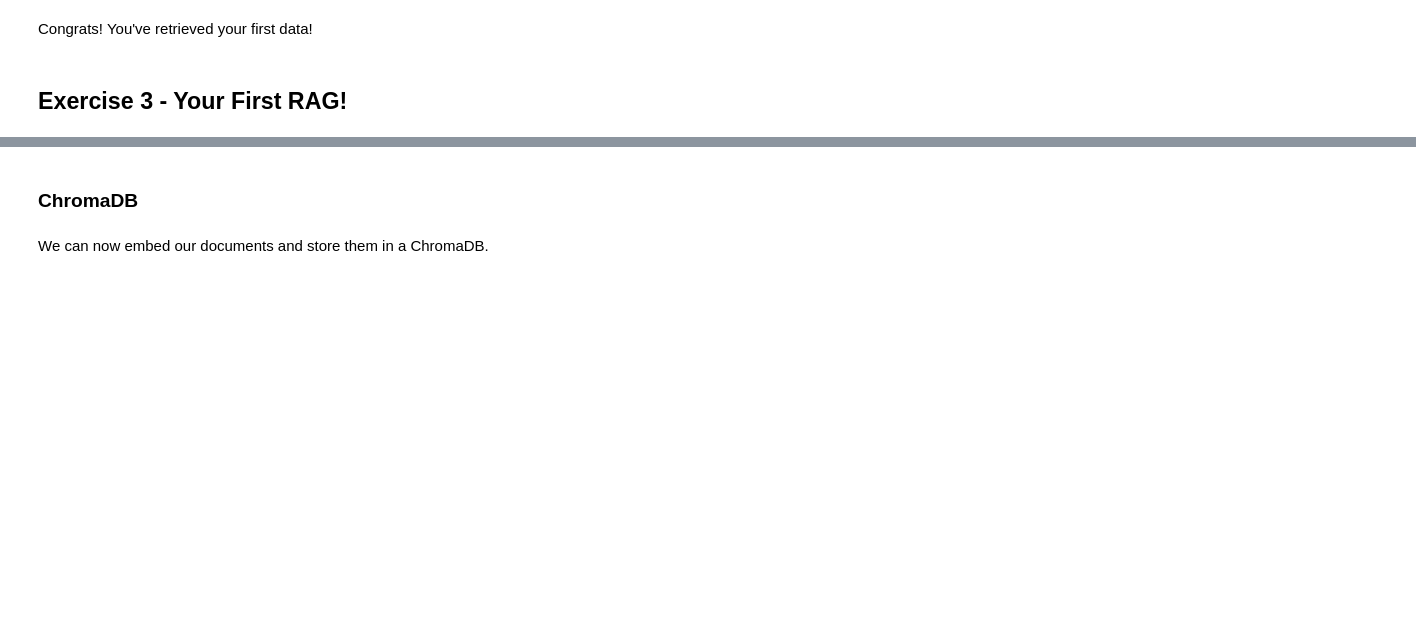
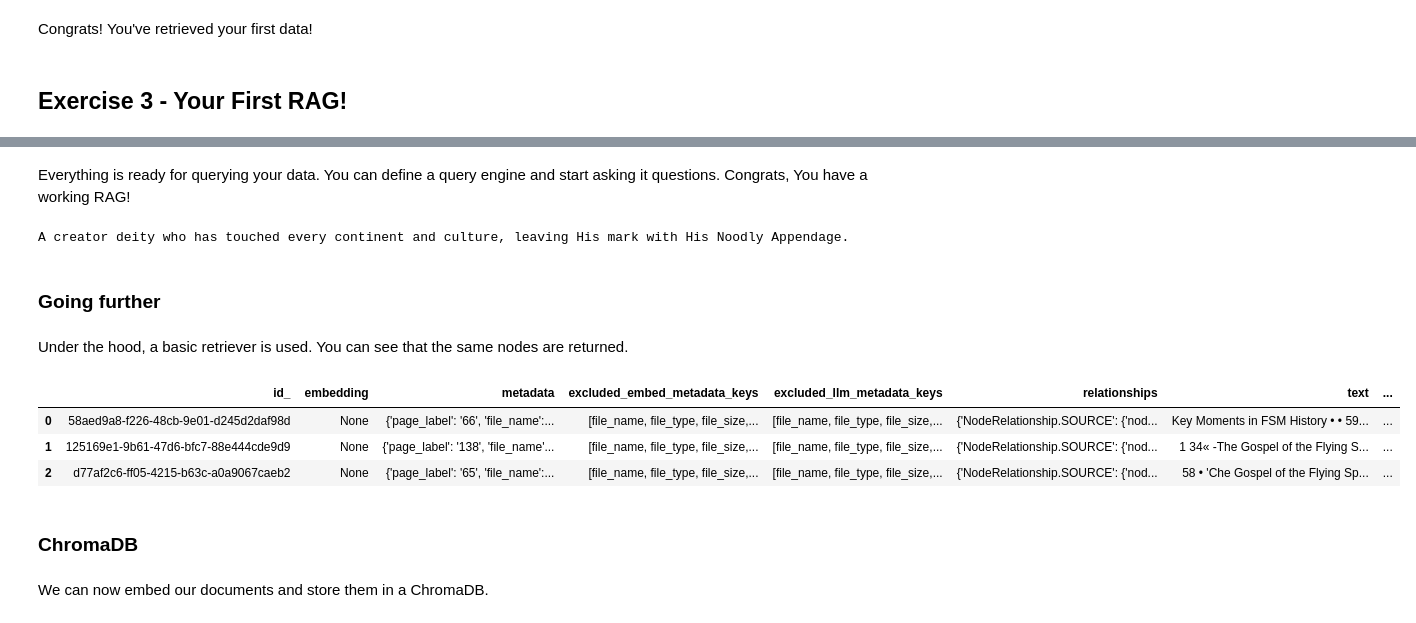
Before and after one commit to VisiumCH/lauzhack-workshop-2024, a Jupyter notebook: workshop.ipynb, the cells around one changed output, grey strips where cells are left out. Drawn from its saved outputs; the diff is of its cells as text; code cells hidden in the pictures; blank space fills up the shorter version.

```diff
--- a/workshop.ipynb
+++ b/workshop.ipynb
@@ -209,0 +222,27 @@ Congrats! You've retrieved your first data!
+# %% [markdown]
+Everything is ready for querying your data. You can define a query engine and start asking it questions. Congrats, You have a working RAG!
+# %%
+query_engine = index.as_query_engine(
+    llm=llm,
+    similarity_top_k=3,
+    streaming=True,
+)
+
+response = query_engine.query("What is the Flying Spaghetti Monster?")
+# %%
+response.print_response_stream()
+# %% [output]
+A creator deity who has touched every continent and culture, leaving His mark with His Noodly Appendage.
+# %% [markdown]
+### Going further
+# %% [markdown]
+Under the hood, a basic retriever is used. You can see that the same nodes are returned.
+# %%
+nodes_with_score = response.source_nodes
+nodes = [n.node for n in nodes_with_score]
+data_to_df(nodes)
+# %% [output]
+|  | id_ | embedding | metadata | excluded_embed_metadata_keys | excluded_llm_metadata_keys | relationships | text | ... |
+| 0 | 58aed9a8-f226-48cb-9e01-d245d2daf98d | None | {'page_label': '66', 'file_name':... | [file_name, file_type, file_size,... | [file_name, file_type, file_size,... | {'NodeRelationship.SOURCE': {'nod... | Key Moments in FSM History • • 59... | ... |
+| 1 | 125169e1-9b61-47d6-bfc7-88e444cde9d9 | None | {'page_label': '138', 'file_name'... | [file_name, file_type, file_size,... | [file_name, file_type, file_size,... | {'NodeRelationship.SOURCE': {'nod... | 1 34« -The Gospel of the Flying S... | ... |
+| 2 | d77af2c6-ff05-4215-b63c-a0a9067caeb2 | None | {'page_label': '65', 'file_name':... | [file_name, file_type, file_size,... | [file_name, file_type, file_size,... | {'NodeRelationship.SOURCE': {'nod... | 58 • 'Che Gospel of the Flying Sp... | ... |
```
Also changed, not shown: parts of 13 cells of this notebook.
